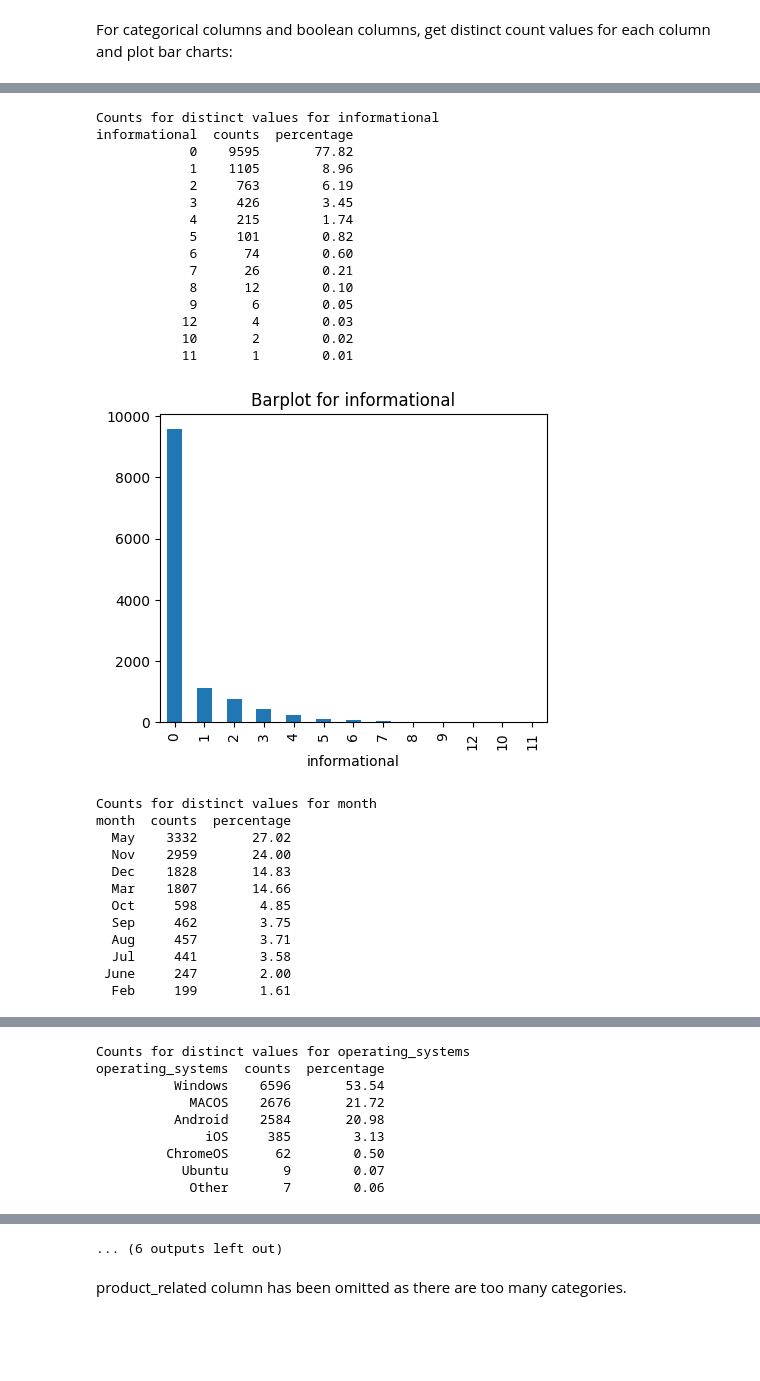
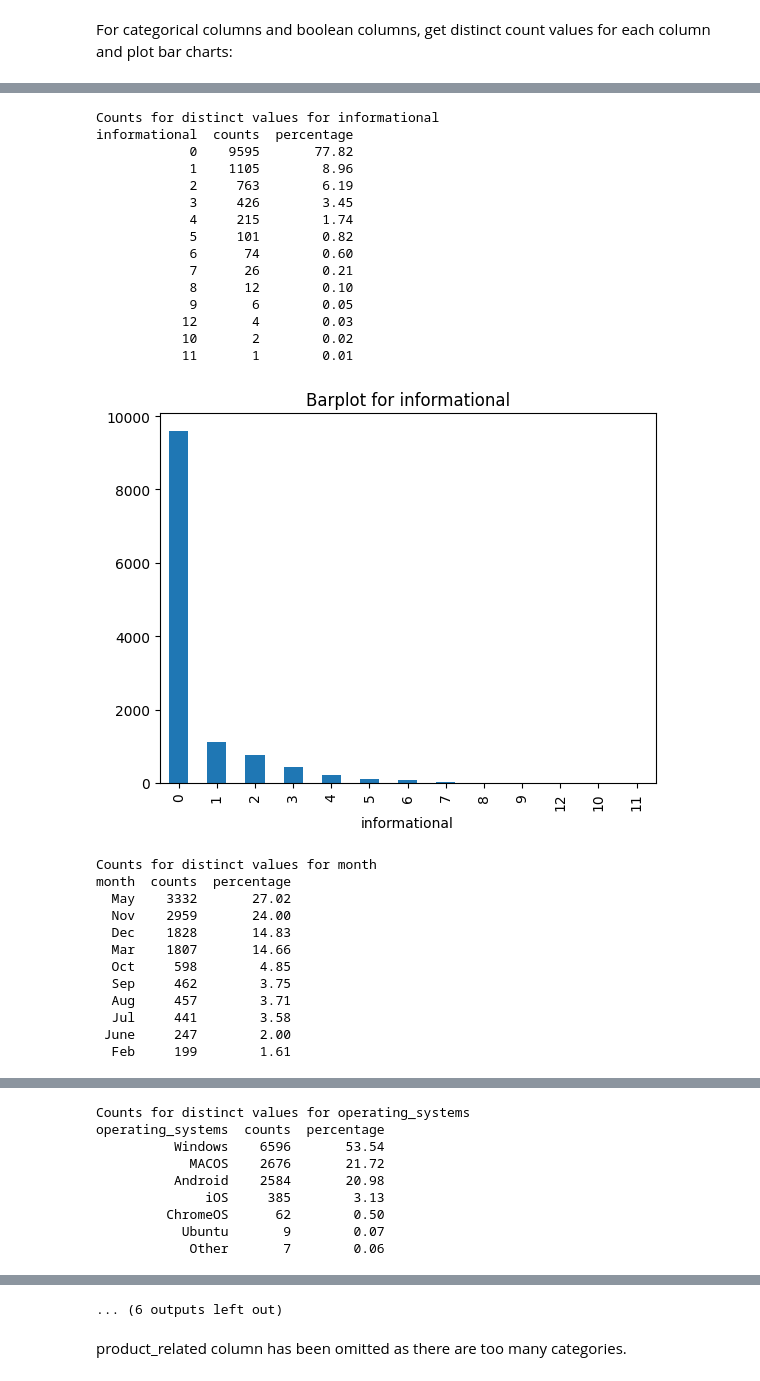
Before and after one commit to MadokaKumamaru/exploratory-data-analysis---online-shopping-in-retail309, a Jupyter notebook: retail_EDA_report.ipynb, the cells around one changed output, grey strips where cells are left out. Cells and saved outputs as stored; diff of their text form; code cells hidden in the pictures; blank space fills up the shorter version.

```diff
--- a/retail_EDA_report.ipynb
+++ b/retail_EDA_report.ipynb
@@ -31,6 +31,7 @@ print(customer_activity.dtypes)
 columns_to_transform = ['administrative', 'product_related', 'informational',
                         'month', 'operating_systems', 'browser', 'region',
                         'traffic_type', 'visitor_type']
+customer_activity_DataTransform = datatype_transform.DatatypeTransform(customer_activity)
 for column in columns_to_transform:
     customer_activity_DataTransform.convert_to_category(column)
 
@@ -111,6 +112,8 @@ Median for page_values: 0.0
 # %% [markdown]
 For categorical columns and boolean columns, get distinct count values for each column and plot bar charts:
 # %%
+plt.figure(figsize = (4, 3))
+
 for column in categorical_columns:
     customer_activity_info.get_counts(column)
     customer_activity_plot.plot_counts(column)
@@ -140,19 +143,19 @@ administrative  counts  percentage
 Counts for distinct values for informational
 informational  counts  percentage
             0    9595       77.82
             1    1105        8.96
             2     763        6.19
             3     426        3.45
             4     215        1.74
             5     101        0.82
             6      74        0.60
             7      26        0.21
             8      12        0.10
             9       6        0.05
            12       4        0.03
            10       2        0.02
            11       1        0.01
-[figure, old version]
+[figure, new version]
 Counts for distinct values for month
 month  counts  percentage
   May    3332       27.02
```
Also changed, not shown: parts of 14 cells of this notebook, 1 other file.
